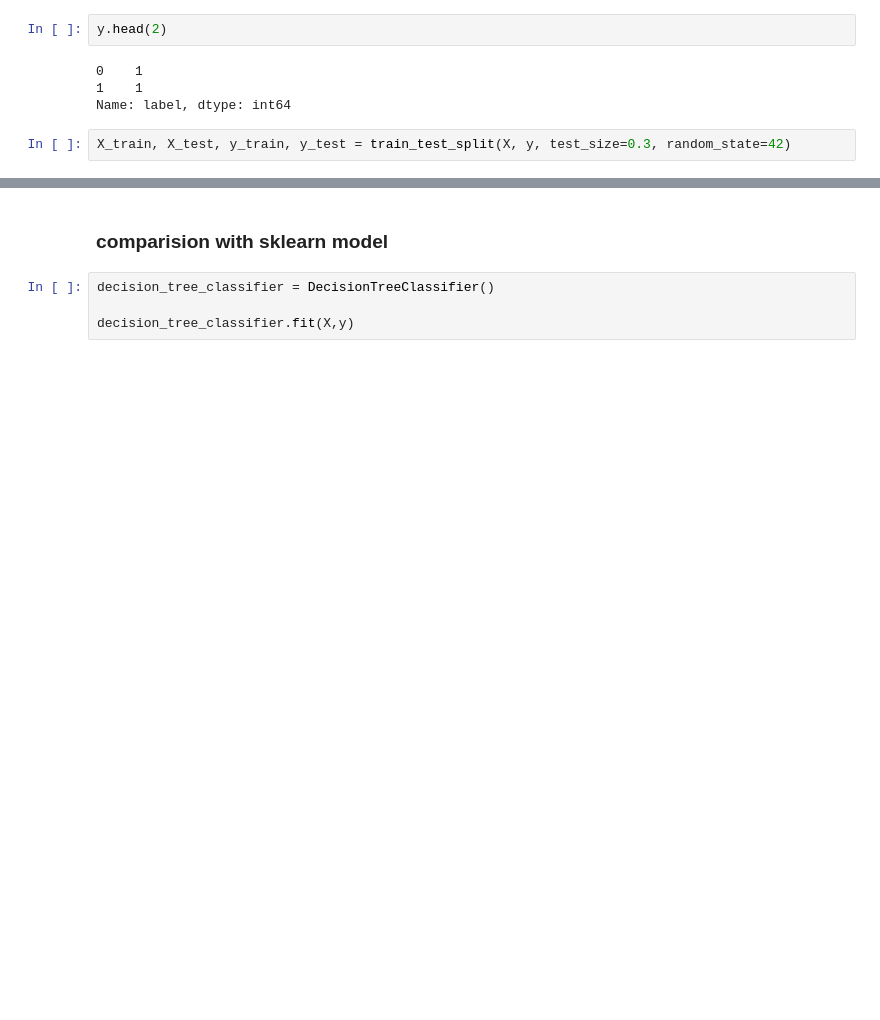
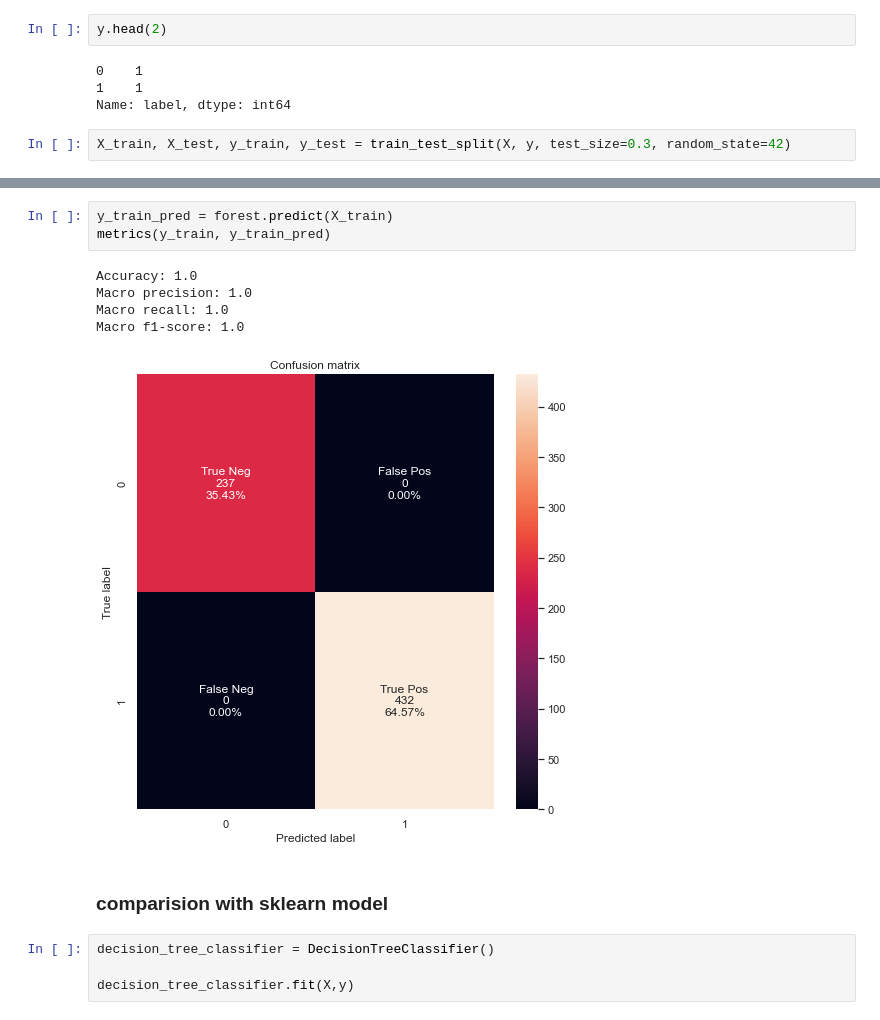
Before and after one commit to JakubSzczepanowski/ForestSVM, a Jupyter notebook: kod/experiments.ipynb, the cells around one changed output, grey strips where cells are left out. Saved outputs shown, nothing was run; the diff lists cells and outputs as text; blank space fills up the shorter version.

```diff
--- a/kod/experiments.ipynb
+++ b/kod/experiments.ipynb
@@ -689,3 +704,12 @@ KeyError: 0
+# %%
+y_train_pred = forest.predict(X_train)
+metrics(y_train, y_train_pred)
+# %% [output]
+Accuracy: 1.0
+Macro precision: 1.0
+Macro recall: 1.0
+Macro f1-score: 1.0
+[figure, added]
 # %% [markdown]
 ### comparision with sklearn model
 # %%
```
Also changed, not shown: parts of 14 cells of this notebook, 2 other files.
